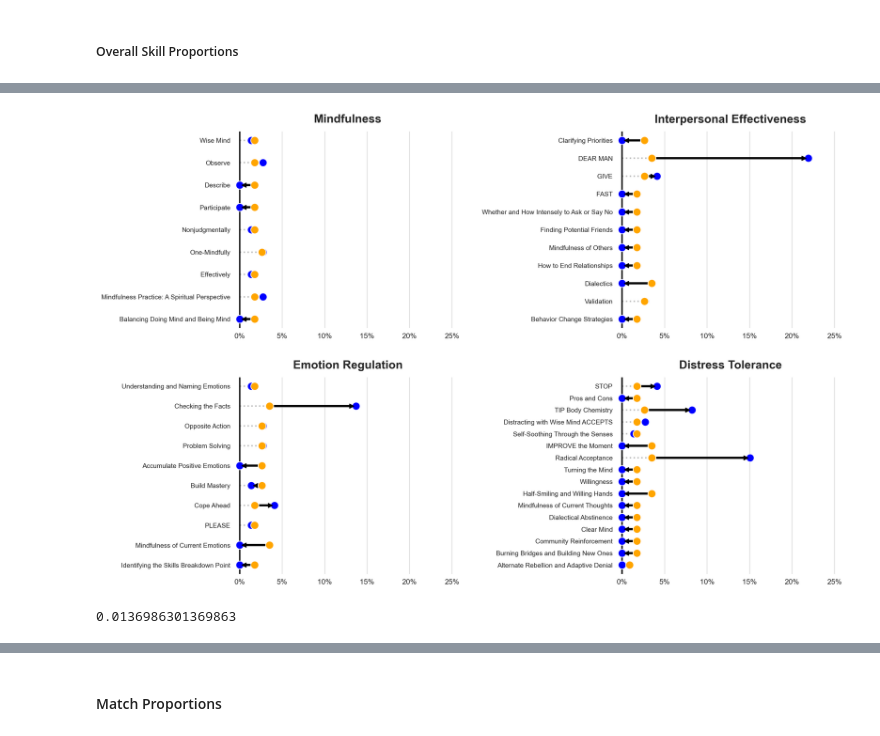
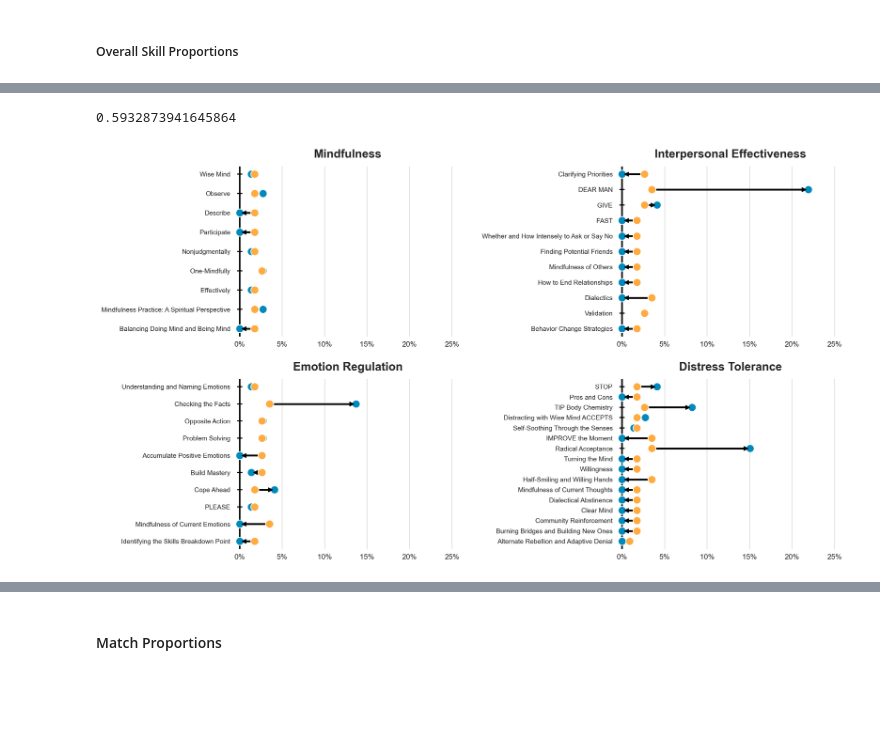
Before and after one commit to hecerinc/dbt-llm, a Jupyter notebook: src/Complete Pipeline.ipynb, the cells around one changed output, grey strips where cells are left out. Saved outputs shown, nothing was run; the diff lists cells and outputs as text; code cells hidden in the pictures; blank space fills up the shorter version.

Commit message:
improved skill distribution charts, small tweaks to hierarchy matching

```diff
--- a/src/Complete Pipeline.ipynb
+++ b/src/Complete Pipeline.ipynb
@@ -473,8 +367,13 @@ skill_counts_df.query('module_name == \'Mindfulness\'')
+# %%
+skill_proportions_arr = skill_counts_df[['targeted', 'detected']].to_numpy()
+( np.sum( ( ( skill_proportions_arr[:,0] ** 0.5 ) - ( skill_proportions_arr[:,1] ** 0.5 ) ) ** 2 ) ** 0.5 ) / (2 ** 0.5)
+# %% [output]
+0.5932873941645864
 # %%
 fig, axs = plt.subplots(
     nrows=2,
     ncols=2,
-    figsize=(15,11),
+    figsize=(15,9.5),
     dpi=200,
 )
 
@@ -483,7 +382,7 @@ for n, module in enumerate(skill_counts_df['module_name'].unique()):
     axs.flat[n].scatter(
         x=plt_df['targeted'],
         y=range(len(plt_df)),
-        c='orange',
+        c='#ffab40',
         s=120,
         edgecolors='w',
         linewidths=1,
@@ -492,7 +391,7 @@ for n, module in enumerate(skill_counts_df['module_name'].unique()):
     axs.flat[n].scatter(
         x=plt_df['detected'],
         y=range(len(plt_df)),
-        c='blue',
+        c='#008abc',
         s=120,
         edgecolors='w',
         linewidths=1,
@@ -504,27 +403,36 @@ for n, module in enumerate(skill_counts_df['module_name'].unique()):
         _xmin = min(_vals)
         _xmax = max(_vals)
 
-        axs.flat[n].axvline(
-            x=0,
-            c='black',
-            zorder=2
-        )
         axs.flat[n].hlines(
             y = i,
             xmin = _xmin,
             xmax = _xmax,
             colors='black',
-            lw=3,
-            zorder=1,
+            lw=2.5,
+            zorder=2,
         )
-        axs.flat[n].hlines(
-            y = i,
-            xmin = 0,
-            xmax = _xmin,
-            colors='#bbbbbb',
+        # axs.flat[n].hlines(
+        #     y = i,
+        #     xmin = 0,
+        #     xmax = _xmin,
+        #     colors='#bbbbbb',
+        #     lw=2,
+        #     linestyles=':',
+        #     zorder=2,
+        # )
+        axs.flat[n].scatter(
+            x=0,
+            y=i,
+            c='black',
+            s=50,
+            marker='_',
+            zorder=2,
+        )
+        axs.flat[n].axvline(
+            x=0,
+            c='black',
             lw=2,
-            linestyles=':',
-            zorder=1,
+            zorder=1
         )
         if abs(_vals[0] - _vals[1]) < 0.01:
             continue
@@ -536,36 +444,33 @@ for n, module in enumerate(skill_counts_df['module_name'].unique()):
             _x = _vals[1] + 0.005
         axs.flat[n].scatter(
             x=_x,
             y=i,
             c='black',
-            s=35,
+            s=30,
             marker=_marker,
             zorder=4,
         )
+
 
     axs.flat[n].set_title(f'{module}', fontsize=16, fontweight='bold', pad=12)
     axs.flat[n].grid(axis='x', linewidth=1, color='#dddddd')
     axs.flat[n].grid(axis='y', visible=False)
 
     axs.flat[n].set_xlim(-0.005,0.26)
     axs.flat[n].set_xticks([0., 0.05, 0.1, 0.15, 0.2, 0.25])
     axs.flat[n].set_xticklabels([f'{x:.0%}' for x in axs.flat[n].get_xticks()])
     plt.setp(axs.flat[n].get_xticklabels(), fontsize=10)
 
     axs.flat[n].set_yticks(range(len(plt_df)), plt_df['skill_name'])
     plt.setp(axs.flat[n].get_yticklabels(), fontsize=9)
     axs.flat[n].invert_yaxis()
     for place in ['left', 'right', 'top', 'bottom']:
         axs.flat[n].spines[place].set_visible(False)
 
 fig.subplots_adjust(
     wspace=.7,
     hspace=.25,
 )
 plt.show()
 # %% [output]
-[figure, old version]
+[figure, new version]
-# %%
-skill_counts_df.query('skill_name == \'Wise Mind\' & variable == \'detected\'')['value'].iloc[0]
-# %% [output]
-0.0136986301369863
```
Also changed, not shown: parts of 17 cells of this notebook, 1 other file.
